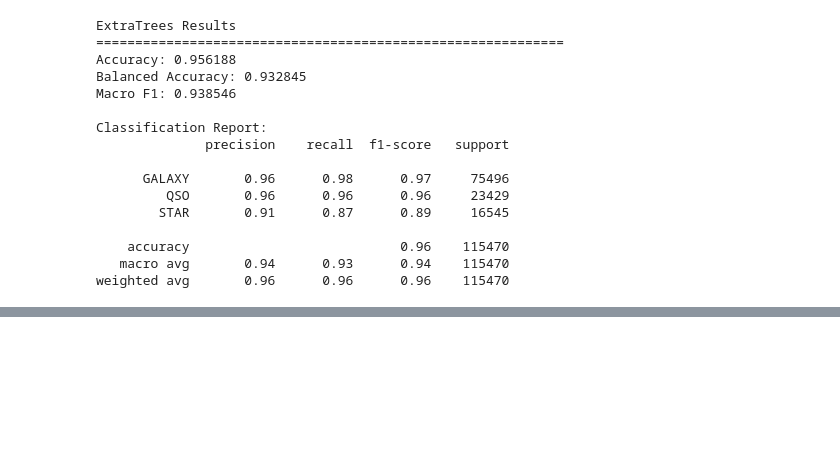
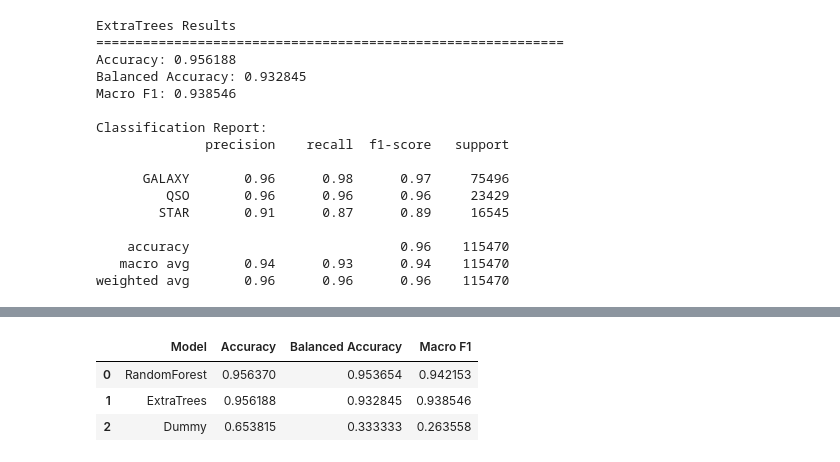
Before and after one commit to pcx-xust/kaggle-star-type-prediction, a Jupyter notebook: notebook/02_baseline_model.ipynb, the cells around one changed output, grey strips where cells are left out. Cells and saved outputs as stored; diff of their text form; code cells hidden in the pictures; blank space fills up the shorter version.

```diff
--- a/notebook/02_baseline_model.ipynb
+++ b/notebook/02_baseline_model.ipynb
@@ -99,7 +99,7 @@ print(y_valid.value_counts(normalize=True))
 
 MODEL_NAME = "dummy"
 
-REPORT_DIR = Path("../reports/model/baseline") / MODEL_NAME
+REPORT_DIR = Path("../reports/model") / MODEL_NAME
 TABLE_DIR = REPORT_DIR / "tables"
 FIGURE_DIR = REPORT_DIR / "figures"
 
@@ -253,7 +253,7 @@ from sklearn.ensemble import RandomForestClassifier
 # 设置Random Forest模型结果保存目录
 MODEL_NAME = "random_forest"
 
-REPORT_DIR = Path("../reports/model/baseline") / MODEL_NAME
+REPORT_DIR = Path("../reports/model") / MODEL_NAME
 TABLE_DIR = REPORT_DIR / "tables"
 FIGURE_DIR = REPORT_DIR / "figures"
 
@@ -474,7 +474,7 @@ print("Saved feature importance figure:", feature_importance_fig_path)
 # %%
 # ============================================================
 # ExtraTreesClassifier Baseline
-# 保存路径：reports/model/baseline/extra_trees/
+# 保存路径：reports/model/extra_trees/
 # ============================================================
 
 from sklearn.ensemble import ExtraTreesClassifier
@@ -496,7 +496,7 @@ from sklearn.metrics import (
 
 MODEL_NAME = "extra_trees"
 
-REPORT_DIR = Path("../reports/model/baseline") / MODEL_NAME
+REPORT_DIR = Path("../reports/model") / MODEL_NAME
 TABLE_DIR = REPORT_DIR / "tables"
 FIGURE_DIR = REPORT_DIR / "figures"
 
@@ -792,0 +774,60 @@ Saved feature importance figure: ..\reports\model\baseline\extra_trees\figures\e
+# %%
+# ============================================================
+# Model comparison table
+# ============================================================
+
+import pandas as pd
+from pathlib import Path
+
+# 结果保存目录
+comparison_dir = Path("../reports/model")
+comparison_dir.mkdir(parents=True, exist_ok=True)
+
+# 汇总Dummy、RandomForest、ExtraTrees三个模型的验证集指标
+model_comparison = pd.DataFrame({
+    "Model": [
+        "Dummy",
+        "RandomForest",
+        "ExtraTrees"
+    ],
+    "Accuracy": [
+        0.653815,
+        0.956370,
+        0.956188
+    ],
+    "Balanced Accuracy": [
+        0.333333,
+        0.953654,
+        0.932845
+    ],
+    "Macro F1": [
+        0.263558,
+        0.942153,
+        0.938546
+    ]
+})
+
+# 按Macro F1从高到低排序，便于判断当前最佳模型
+model_comparison = model_comparison.sort_values(
+    by="Macro F1",
+    ascending=False
+).reset_index(drop=True)
+
+# 保存为CSV
+model_comparison.to_csv(
+    comparison_dir / "model_comparison.csv",
+    index=False,
+    encoding="utf-8-sig"
+)
+
+# 保存为Markdown表格，可直接复制到model_report.md
+with open(comparison_dir / "model_comparison.md", "w", encoding="utf-8") as f:
+    f.write(model_comparison.to_markdown(index=False))
+
+# 在notebook中显示
+model_comparison
+# %% [output]
+|  | Model | Accuracy | Balanced Accuracy | Macro F1 |
+| 0 | RandomForest | 0.956370 | 0.953654 | 0.942153 |
+| 1 | ExtraTrees | 0.956188 | 0.932845 | 0.938546 |
+| 2 | Dummy | 0.653815 | 0.333333 | 0.263558 |
```
Also changed, not shown: parts of 5 cells of this notebook.
